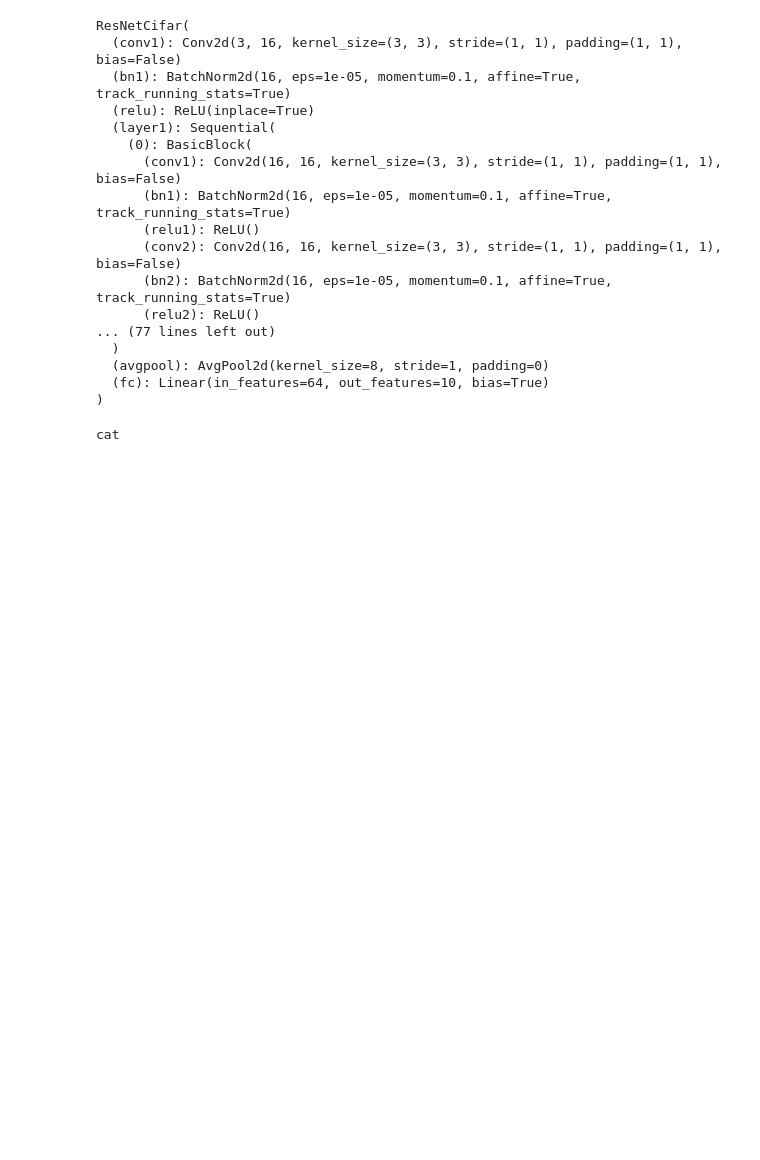
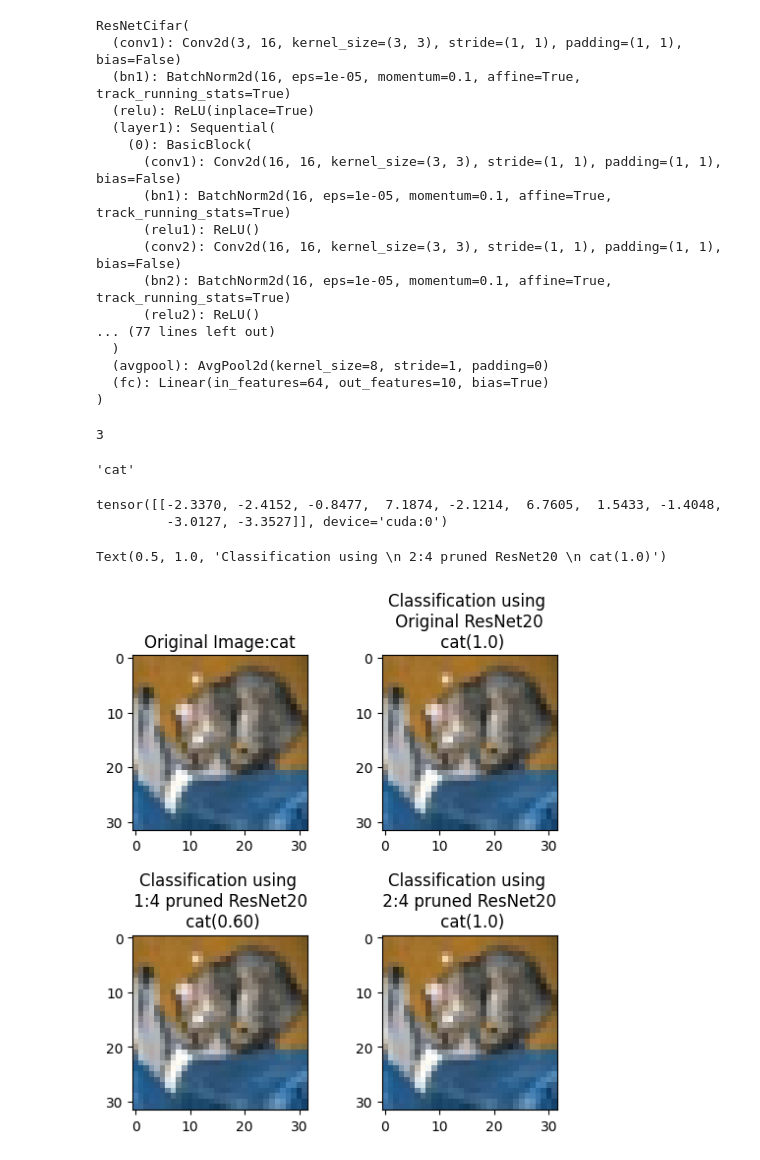
Before and after one commit to Hr15h1/SNOWS, a Jupyter notebook: CNN_pruning/model_qa.ipynb, the cells around one changed output. Drawn from its saved outputs; the diff is of its cells as text; code cells hidden in the pictures; blank space fills up the shorter version.

```diff
--- a/CNN_pruning/model_qa.ipynb
+++ b/CNN_pruning/model_qa.ipynb
@@ -11,3 +20,4 @@ test_transform = transforms.Compose([
     transforms.Normalize((0.4914, 0.4822, 0.4465), (0.2023, 0.1994, 0.2010))
     ])
 test_dataset = datasets.CIFAR10(root="./datasets", train=False, download=True,transform=test_transform)
+test_dataset_unnorm = datasets.CIFAR10(root="./datasets", train=False, download=True)
@@ -14,6 +29,6 @@ test_dataset = datasets.CIFAR10(root="./datasets", train=False, download=True,tr
 # %%
-image, label = test_dataset[0]
-print(test_dataset.classes[label])
+image_unnorm, label_unnorm = test_dataset_unnorm[0]
+print(test_dataset_unnorm.classes[label_unnorm])
 # %% [output]
 cat
 # %%
@@ -71,13 +91,51 @@ print(f"zeros: {zeros}")
 # %%
-label = []
-image = image.unsqueeze(0).to(device)
 original_resnet20.to(device)
+pruned1_4resnet20.to(device)
+pruned2_4resnet20.to(device)
 
 with torch.no_grad():
-    output = original_resnet20(image)
+    output_original = original_resnet20(image)
+    output1_4 = pruned1_4resnet20(image)
+    output2_4 = pruned2_4resnet20(image)
 
 # predicted_probabilities = torch.nn.functional.softmax(output)
-output_class = torch.argmax(output, dim=1).item()
-print(test_dataset.classes[output_class])
+output_class_orig = torch.argmax(output_original, dim=1).item()
+output_class_1_4 = torch.argmax(output1_4, dim=1).item()
+output_class_2_4 = torch.argmax(output2_4, dim=1).item()
+
+output_class_orig_probs = F.softmax(output_original, dim = 1)
+output_class_1_4_probs = F.softmax(output1_4, dim=1)
+output_class_2_4_probs = F.softmax(output2_4, dim=1)
-# %% [output]
-cat
+# %%
+label
+# %% [output]
+3
+# %%
+test_dataset.classes[label]
+# %% [output]
+'cat'
+# %%
+output1_4
+# %% [output]
+tensor([[-2.3370, -2.4152, -0.8477,  7.1874, -2.1214,  6.7605,  1.5433, -1.4048,
+         -3.0127, -3.3527]], device='cuda:0')
+# %%
+fig, axes = plt.subplots(2, 2, figsize = (6, 6))
+# original_img = image.permute(1, 2, 0)
+plt.subplots_adjust(hspace=0.6)
+axes[0, 0].imshow(image_unnorm)
+axes[0, 0].set_title(f"Original Image:{test_dataset.classes[label]}")
+
+
+axes[0, 1].imshow(image_unnorm)
+axes[0, 1].set_title(f"Classification using \n Original ResNet20 \n {test_dataset.classes[output_class_orig]}({output_class_orig_probs[0, output_class_orig].item()})")
+
+axes[1, 0].imshow(image_unnorm)
+axes[1, 0].set_title(f"Classification using \n 1:4 pruned ResNet20 \n {test_dataset.classes[output_class_1_4]}({output_class_1_4_probs[0, output_class_1_4].item():.2f})")
+
+
+axes[1, 1].imshow(image_unnorm)
+axes[1, 1].set_title(f"Classification using \n 2:4 pruned ResNet20 \n {test_dataset.classes[output_class_2_4]}({output_class_2_4_probs[0, output_class_2_4].item()})")
+# %% [output]
+Text(0.5, 1.0, 'Classification using \n 2:4 pruned ResNet20 \n cat(1.0)')
+[figure, added]
```
Also changed, not shown: parts of 25 cells of this notebook, 1 other file.
